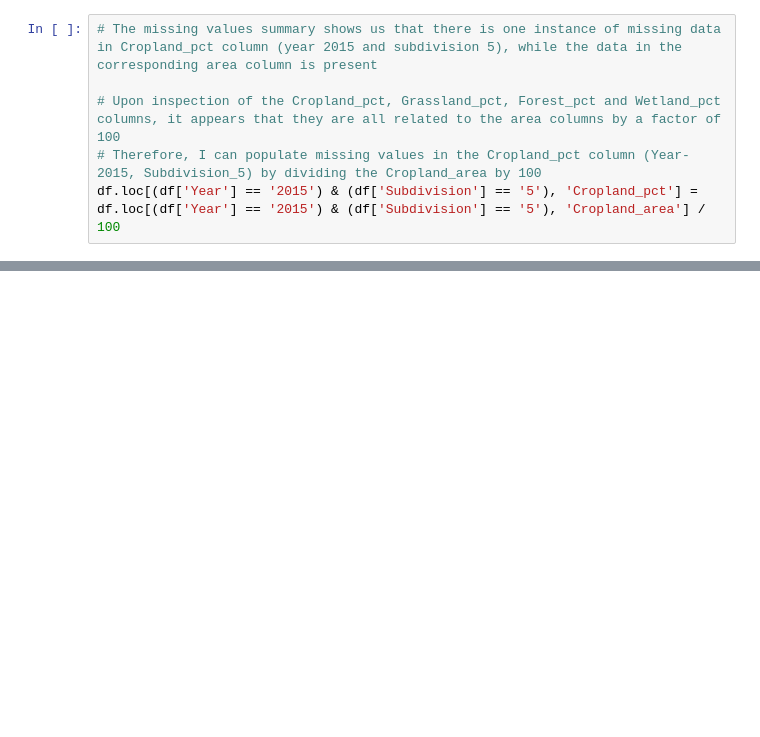
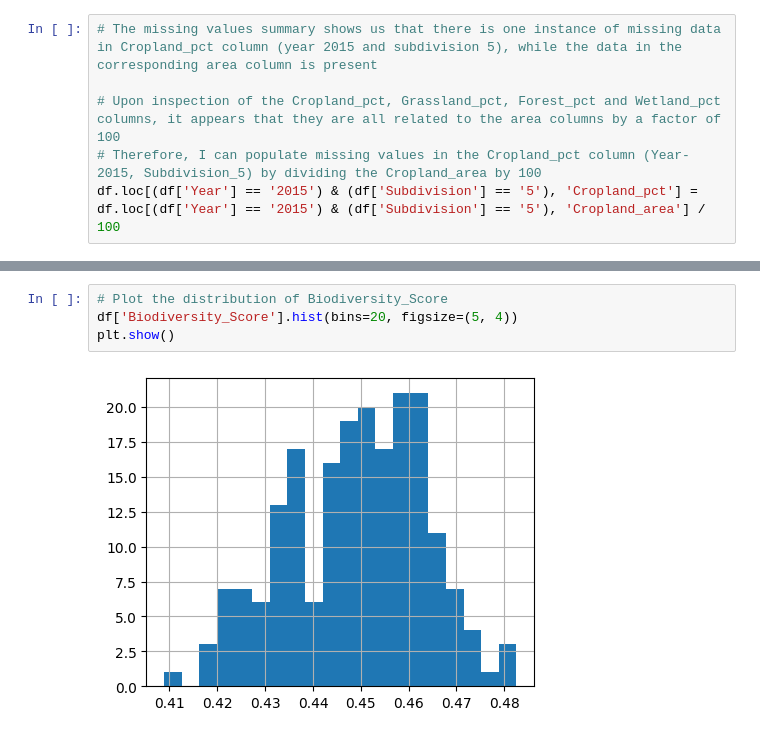
Before and after one commit to jocelynpender/technical-assessment, a Jupyter notebook: src/clean_data.ipynb, the cells around one changed output, grey strips where cells are left out. Drawn from its saved outputs; the diff is of its cells as text; blank space fills up the shorter version.

```diff
--- a/src/clean_data.ipynb
+++ b/src/clean_data.ipynb
@@ -124,0 +154,6 @@ print(missing_biodiversity)
+# %%
+# Plot the distribution of Biodiversity_Score
+df['Biodiversity_Score'].hist(bins=20, figsize=(5, 4))
+plt.show()
+# %% [output]
+[figure, added]
```
Also changed, not shown: parts of 8 cells of this notebook, 1 other file.
